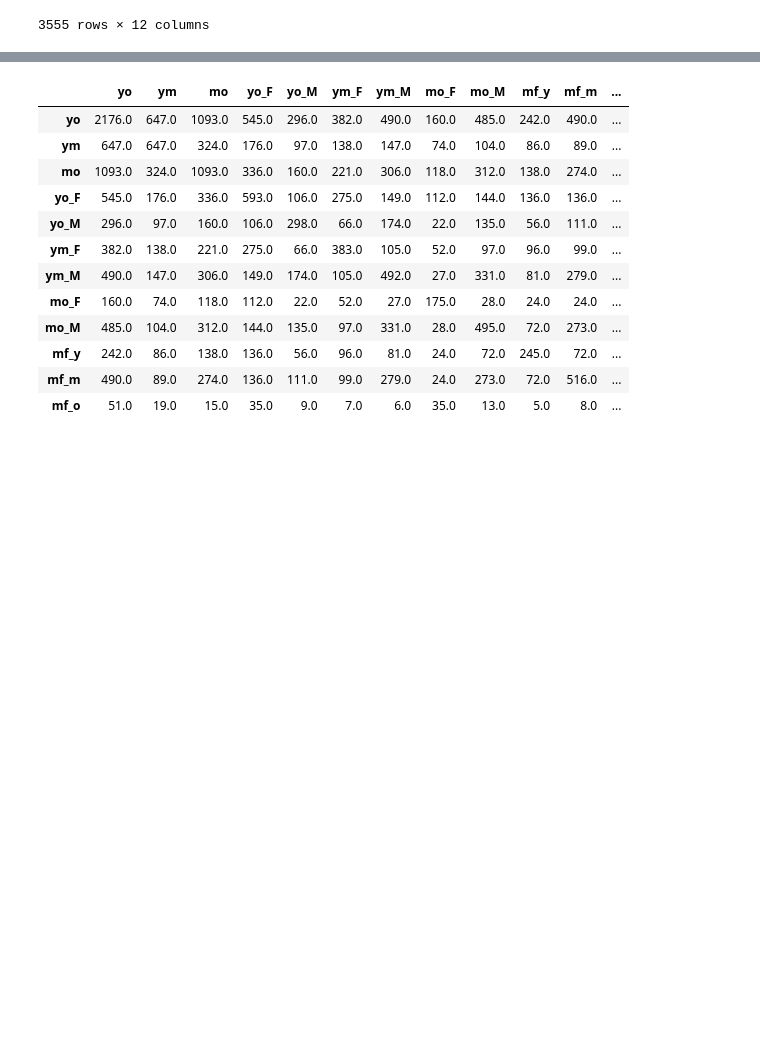
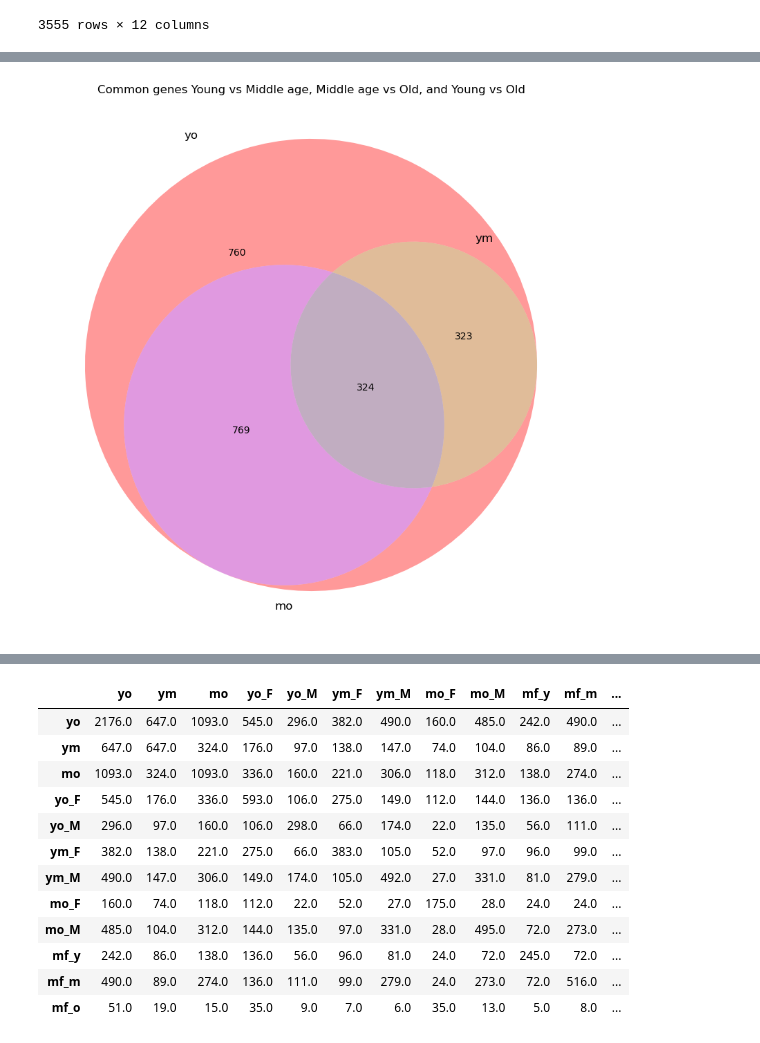
Before and after one commit to GuerreroVazquez/Transcription_factor_analysis, a Jupyter notebook: notebooks/Combine_DDSs-MF.ipynb, the cells around one changed output, grey strips where cells are left out. Drawn from its saved outputs; the diff is of its cells as text; code cells hidden in the pictures; blank space fills up the shorter version.

```diff
--- a/notebooks/Combine_DDSs-MF.ipynb
+++ b/notebooks/Combine_DDSs-MF.ipynb
@@ -123,0 +160,26 @@ X
+# %%
+import pandas as pd
+from matplotlib import pyplot as plt
+from matplotlib_venn import venn3
+
+# Assuming you have a dataframe 'df' with boolean values
+# Example:
+df = X[['yo','ym','mo']].copy()
+
+# Convert boolean columns to sets
+sets = [set(df.index[df[col]]) for col in df.columns]
+
+# Create the Venn diagram
+plt.figure(figsize=(10, 10))
+if len(sets) == 2:
+    venn2(sets, set_labels=df.columns)
+elif len(sets) == 3:
+    venn3(sets, set_labels=df.columns)
+else:
+    raise ValueError("This method only supports 2 or 3 sets")
+
+plt.title("Common genes Young vs Middle age, Middle age vs Old, and Young vs Old")
+plt.savefig("venn_diagram_YO_MO_YM_DE_genes_comon.jpg")
+plt.show()
+# %% [output]
+[figure, added]
```
Also changed, not shown: parts of 9 cells of this notebook, 11 other files.
